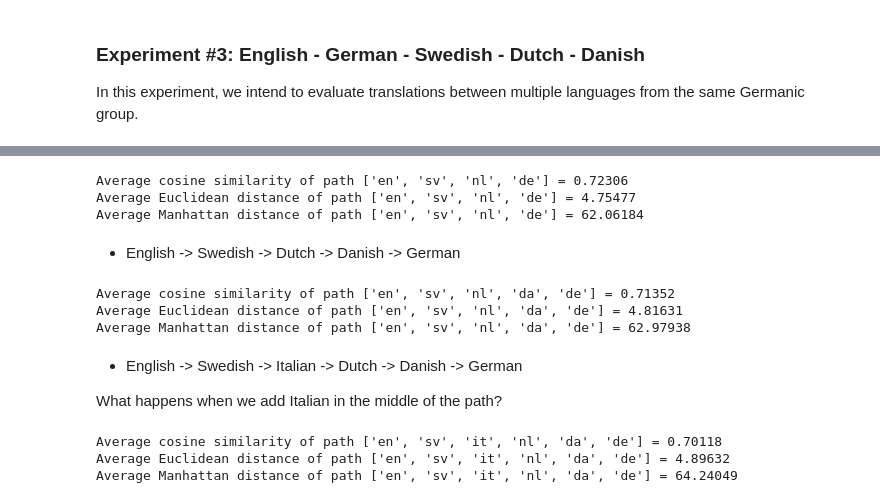
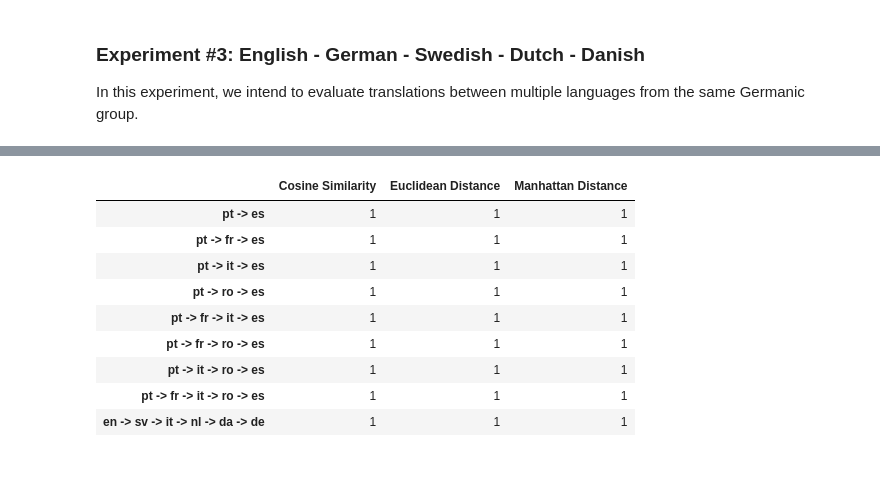
Before and after one commit to AlexSantoss/WordEmbedding-Translator, a Jupyter notebook: Translator.ipynb, the cells around one changed output, grey strips where cells are left out. Drawn from its saved outputs; the diff is of its cells as text; code cells hidden in the pictures; blank space fills up the shorter version.

```diff
--- a/Translator.ipynb
+++ b/Translator.ipynb
@@ -761,24 +666,18 @@ Average Manhattan distance of path ['en', 'sv', 'de'] = 61.69779
-# %%
-avaliate_path(['en', 'sv', 'nl', 'de'])
-# %% [output]
-Average cosine similarity of path ['en', 'sv', 'nl', 'de'] = 0.72306
-Average Euclidean distance of path ['en', 'sv', 'nl', 'de'] = 4.75477
-Average Manhattan distance of path ['en', 'sv', 'nl', 'de'] = 62.06184
-# %% [markdown]
-- English -> Swedish -> Dutch -> Danish -> German
-# %%
-avaliate_path(['en', 'sv', 'nl', 'da', 'de'])
-# %% [output]
-Average cosine similarity of path ['en', 'sv', 'nl', 'da', 'de'] = 0.71352
-Average Euclidean distance of path ['en', 'sv', 'nl', 'da', 'de'] = 4.81631
-Average Manhattan distance of path ['en', 'sv', 'nl', 'da', 'de'] = 62.97938
-# %% [markdown]
-- English -> Swedish -> Italian -> Dutch -> Danish -> German
-
-What happens when we add Italian in the middle of the path?
-# %%
-avaliate_path(['en', 'sv', 'it', 'nl', 'da', 'de'])
-# %% [output]
-Average cosine similarity of path ['en', 'sv', 'it', 'nl', 'da', 'de'] = 0.70118
-Average Euclidean distance of path ['en', 'sv', 'it', 'nl', 'da', 'de'] = 4.89632
-Average Manhattan distance of path ['en', 'sv', 'it', 'nl', 'da', 'de'] = 64.24049
+# %%
+avaliate_possible_paths(['en', 'sv', 'nl', 'da', 'de'])
+
+#add a test with Italian in the middle
+path = ['en', 'sv', 'it', 'nl', 'da', 'de']
+df2 = pd.DataFrame(data=[avaliate_path(path)], index=[' -> '.join(path)], columns=df.columns)
+pd.concat([df, df2])
+# %% [output]
+|  | Cosine Similarity | Euclidean Distance | Manhattan Distance |
+| pt -> es | 1 | 1 | 1 |
+| pt -> fr -> es | 1 | 1 | 1 |
+| pt -> it -> es | 1 | 1 | 1 |
+| pt -> ro -> es | 1 | 1 | 1 |
+| pt -> fr -> it -> es | 1 | 1 | 1 |
+| pt -> fr -> ro -> es | 1 | 1 | 1 |
+| pt -> it -> ro -> es | 1 | 1 | 1 |
+| pt -> fr -> it -> ro -> es | 1 | 1 | 1 |
+| en -> sv -> it -> nl -> da -> de | 1 | 1 | 1 |
```
Also changed, not shown: parts of 42 cells of this notebook.
